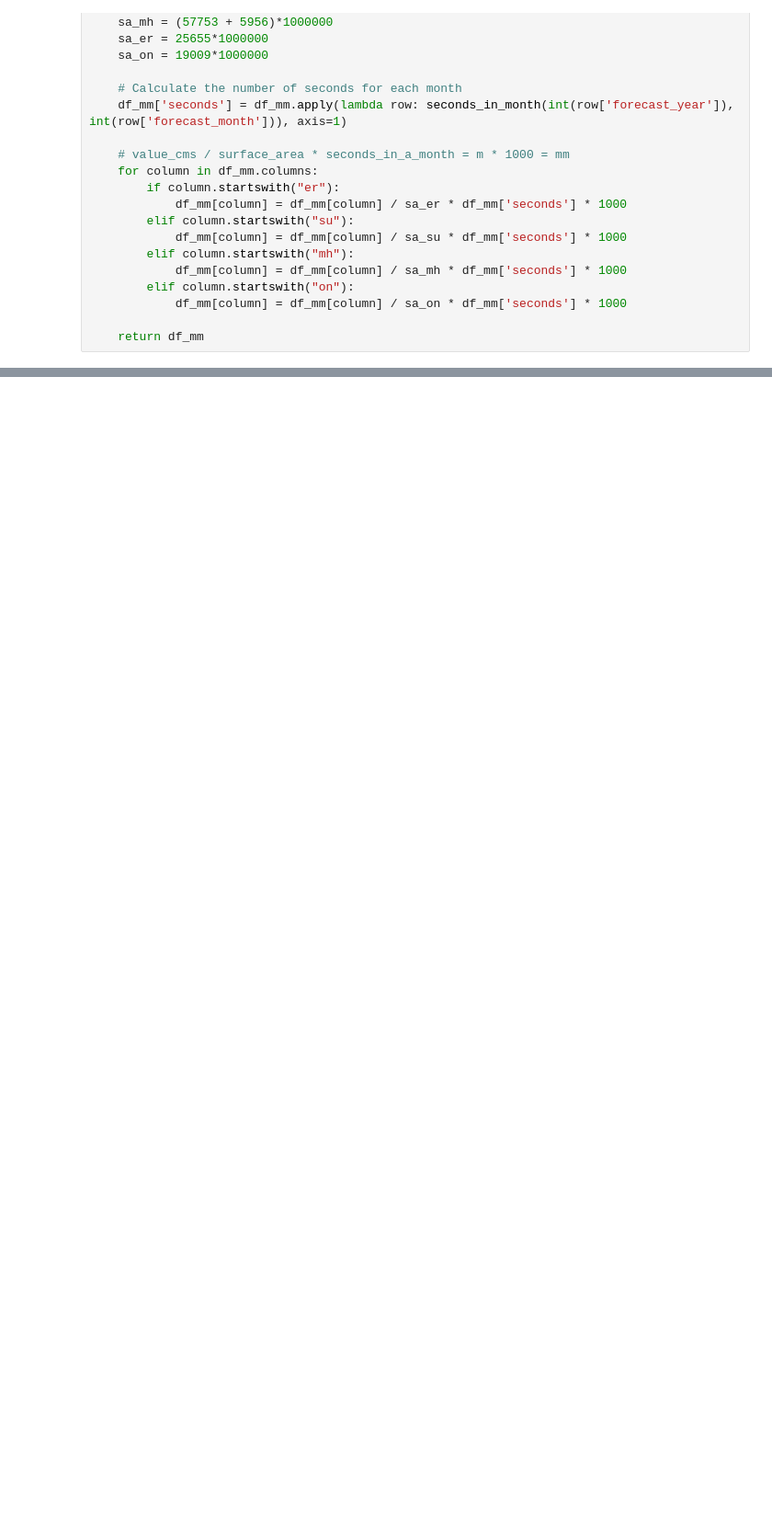
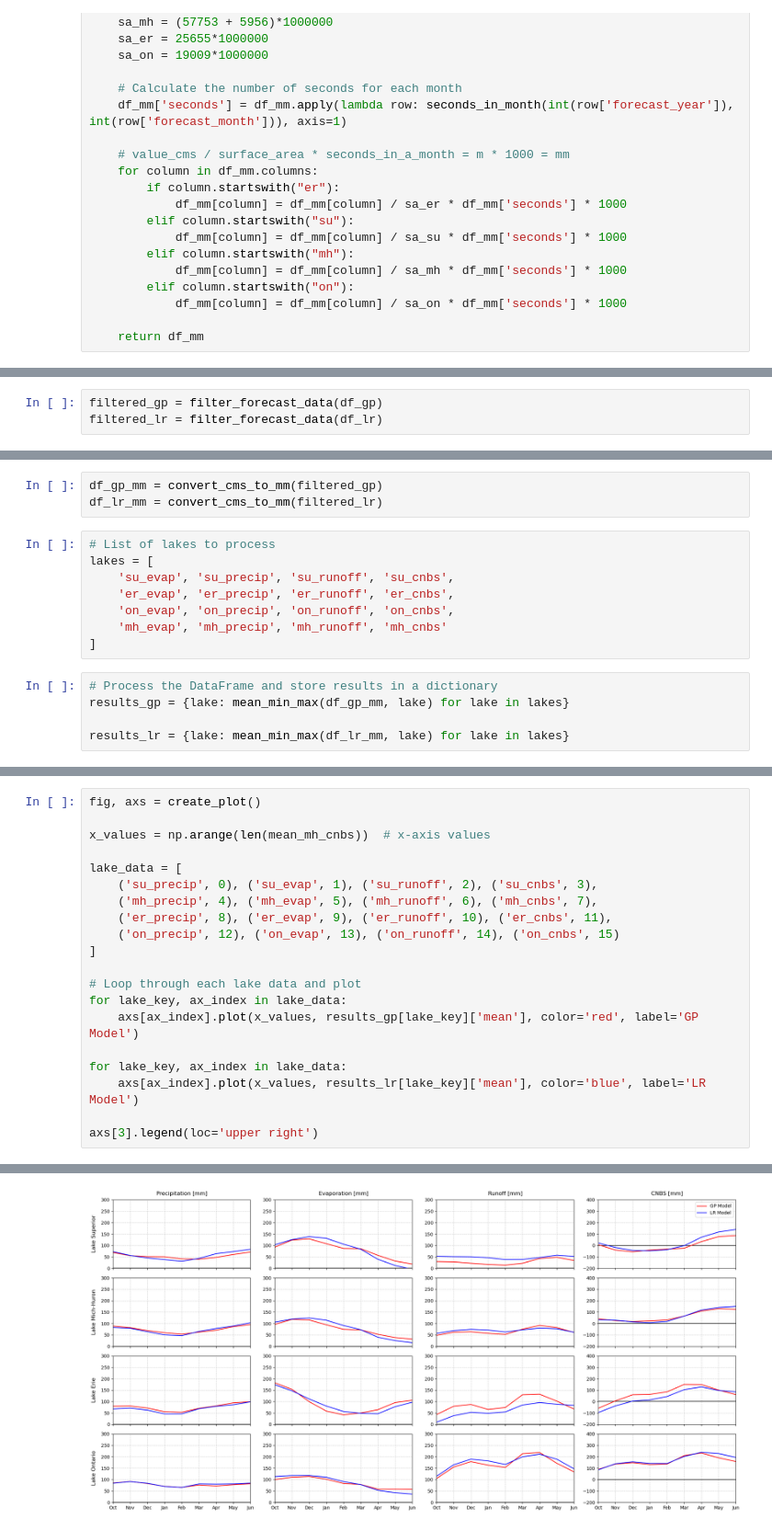
Before and after one commit to great-lakes-ai-lab/NBS-Predictor-MVP, a Jupyter notebook: notebooks/exploratory/2_LEF_forecast_model.ipynb, the cells around one changed output, grey strips where cells are left out. Shown at 92% size. Cells and saved outputs as stored; diff of their text form; blank space fills up the shorter version.

```diff
--- a/notebooks/exploratory/2_LEF_forecast_model.ipynb
+++ b/notebooks/exploratory/2_LEF_forecast_model.ipynb
@@ -384,0 +237,3 @@ plot_cnbs_forecast(x_values, data_dict)
+# %%
+filtered_gp = filter_forecast_data(df_gp)
+filtered_lr = filter_forecast_data(df_lr)
@@ -384,0 +246,16 @@ plot_cnbs_forecast(x_values, data_dict)
+# %%
+df_gp_mm = convert_cms_to_mm(filtered_gp)
+df_lr_mm = convert_cms_to_mm(filtered_lr)
+# %%
+# List of lakes to process
+lakes = [
+    'su_evap', 'su_precip', 'su_runoff', 'su_cnbs',
+    'er_evap', 'er_precip', 'er_runoff', 'er_cnbs',
+    'on_evap', 'on_precip', 'on_runoff', 'on_cnbs',
+    'mh_evap', 'mh_precip', 'mh_runoff', 'mh_cnbs'
+]
+# %%
+# Process the DataFrame and store results in a dictionary
+results_gp = {lake: mean_min_max(df_gp_mm, lake) for lake in lakes}
+
+results_lr = {lake: mean_min_max(df_lr_mm, lake) for lake in lakes}
@@ -384,0 +264,21 @@ plot_cnbs_forecast(x_values, data_dict)
+# %%
+fig, axs = create_plot()
+
+x_values = np.arange(len(mean_mh_cnbs))  # x-axis values
+
+lake_data = [
+    ('su_precip', 0), ('su_evap', 1), ('su_runoff', 2), ('su_cnbs', 3),
+    ('mh_precip', 4), ('mh_evap', 5), ('mh_runoff', 6), ('mh_cnbs', 7),
+    ('er_precip', 8), ('er_evap', 9), ('er_runoff', 10), ('er_cnbs', 11),
+    ('on_precip', 12), ('on_evap', 13), ('on_runoff', 14), ('on_cnbs', 15)
+]
+
+# Loop through each lake data and plot
+for lake_key, ax_index in lake_data:
+    axs[ax_index].plot(x_values, results_gp[lake_key]['mean'], color='red', label='GP Model')
+
+for lake_key, ax_index in lake_data:
+    axs[ax_index].plot(x_values, results_lr[lake_key]['mean'], color='blue', label='LR Model')
+
+axs[3].legend(loc='upper right')
+# %% [output]
@@ -384,0 +286 @@ plot_cnbs_forecast(x_values, data_dict)
+[figure, added]
```
Also changed, not shown: parts of 39 cells of this notebook, 5 other files.
